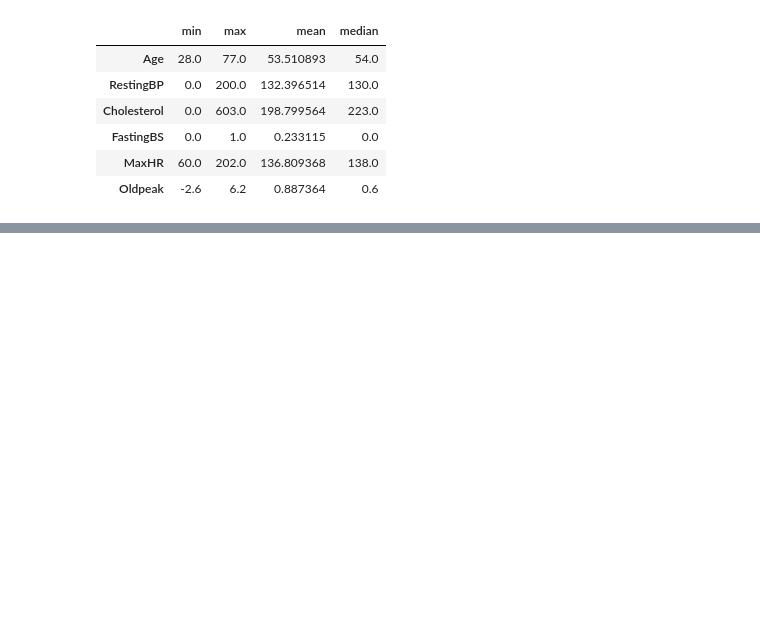
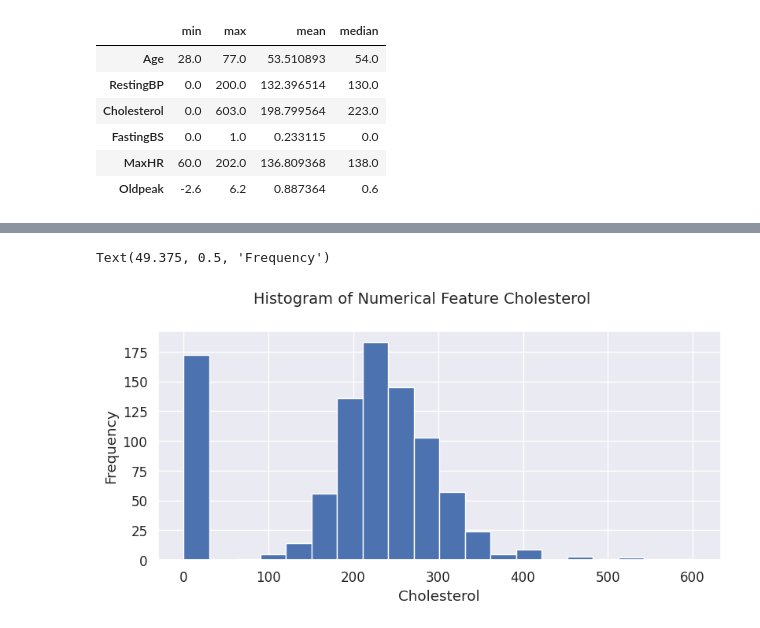
Before and after one commit to SheikhNazmul/ML-project-for-Heart-Failure-Prediction-Data, a Jupyter notebook: Model_train_Heart_deasis.ipynb, the cells around one changed output, grey strips where cells are left out. Saved outputs shown, nothing was run; the diff lists cells and outputs as text; code cells hidden in the pictures; blank space fills up the shorter version.

```diff
--- a/Model_train_Heart_deasis.ipynb
+++ b/Model_train_Heart_deasis.ipynb
@@ -123,0 +156,11 @@ df[numeric_cols].agg(['min','max','mean','median']).T
+# %%
+
+df['Cholesterol'].hist(bins=20,figsize=(8,4))
+
+plt.suptitle('Histogram of Numerical Feature Cholesterol',fontsize =14)
+plt.tight_layout()
+plt.xlabel('Cholesterol')
+plt.ylabel('Frequency')
+# %% [output]
+Text(49.375, 0.5, 'Frequency')
+[figure, added]
```
Also changed, not shown: parts of 15 cells of this notebook.
